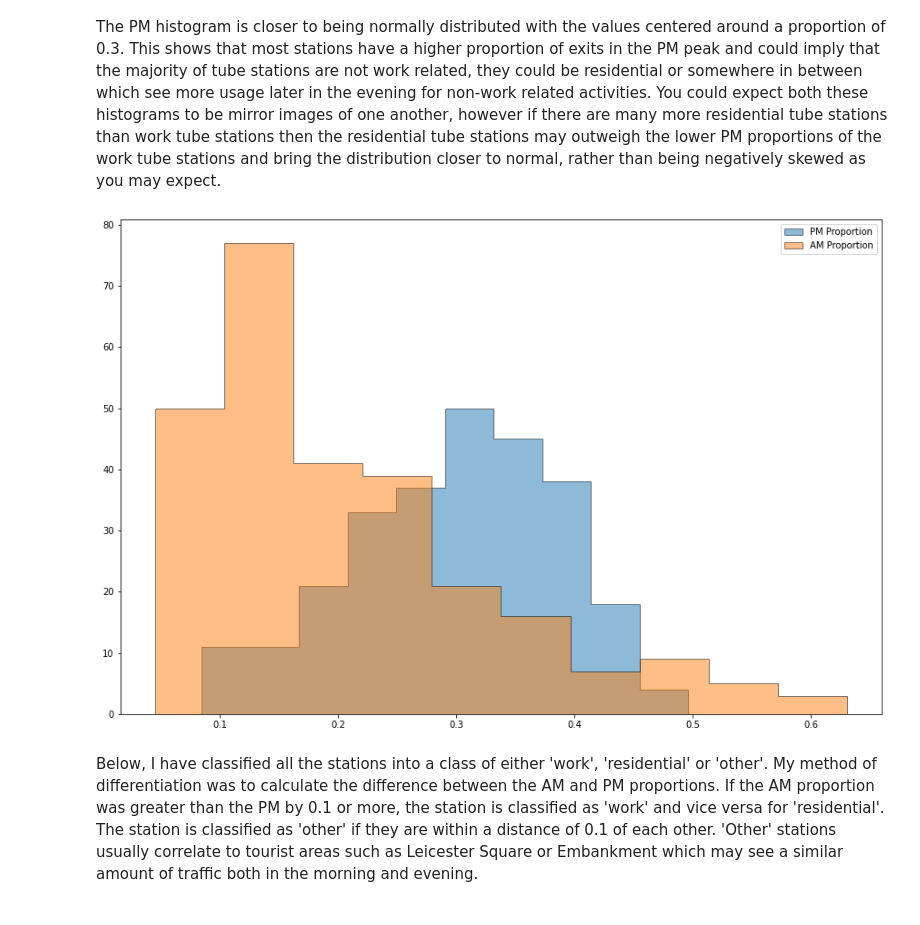
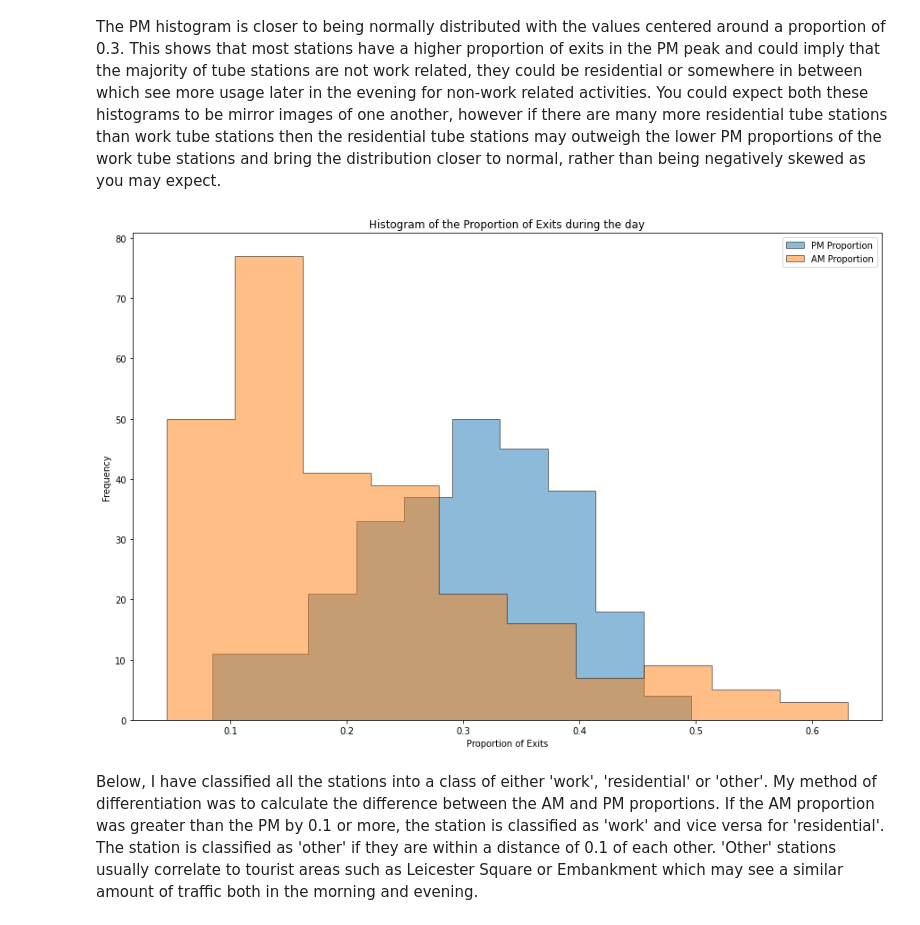
Before and after one commit to elliot-linsey/QMUL, a Jupyter notebook: Statistics/Coursework 1.ipynb, the cells around one changed output. Drawn from its saved outputs; the diff is of its cells as text; code cells hidden in the pictures.

```diff
--- a/Statistics/Coursework 1.ipynb
+++ b/Statistics/Coursework 1.ipynb
@@ -78,11 +78,14 @@ The PM histogram is closer to being normally distributed with the values centere
 # %%
 plt.figure(figsize=(15,10))
 plt.hist(peak_counts.PM_prop, alpha=0.5, edgecolor='black', histtype='stepfilled')
 plt.hist(peak_counts.AM_prop, alpha=0.5, edgecolor='black', histtype='stepfilled')
 plt.legend(['PM Proportion', 'AM Proportion'])
+plt.xlabel('Proportion of Exits')
+plt.ylabel('Frequency')
+plt.title('Histogram of the Proportion of Exits during the day')
 plt.show()
 # %% [output]
-[figure, old version]
+[figure, new version]
 # %% [markdown]
 Below, I have classified all the stations into a class of either 'work', 'residential' or 'other'. My method of differentiation was to calculate the difference between the AM and PM proportions. If the AM proportion was greater than the PM by 0.1 or more, the station is classified as 'work' and vice versa for 'residential'. The station is classified as 'other' if they are within a distance of 0.1 of each other. 'Other' stations usually correlate to tourist areas such as Leicester Square or Embankment which may see a similar amount of traffic both in the morning and evening.
 # %%
```
Also changed, not shown: parts of 2 cells of this notebook, 2 other files.
